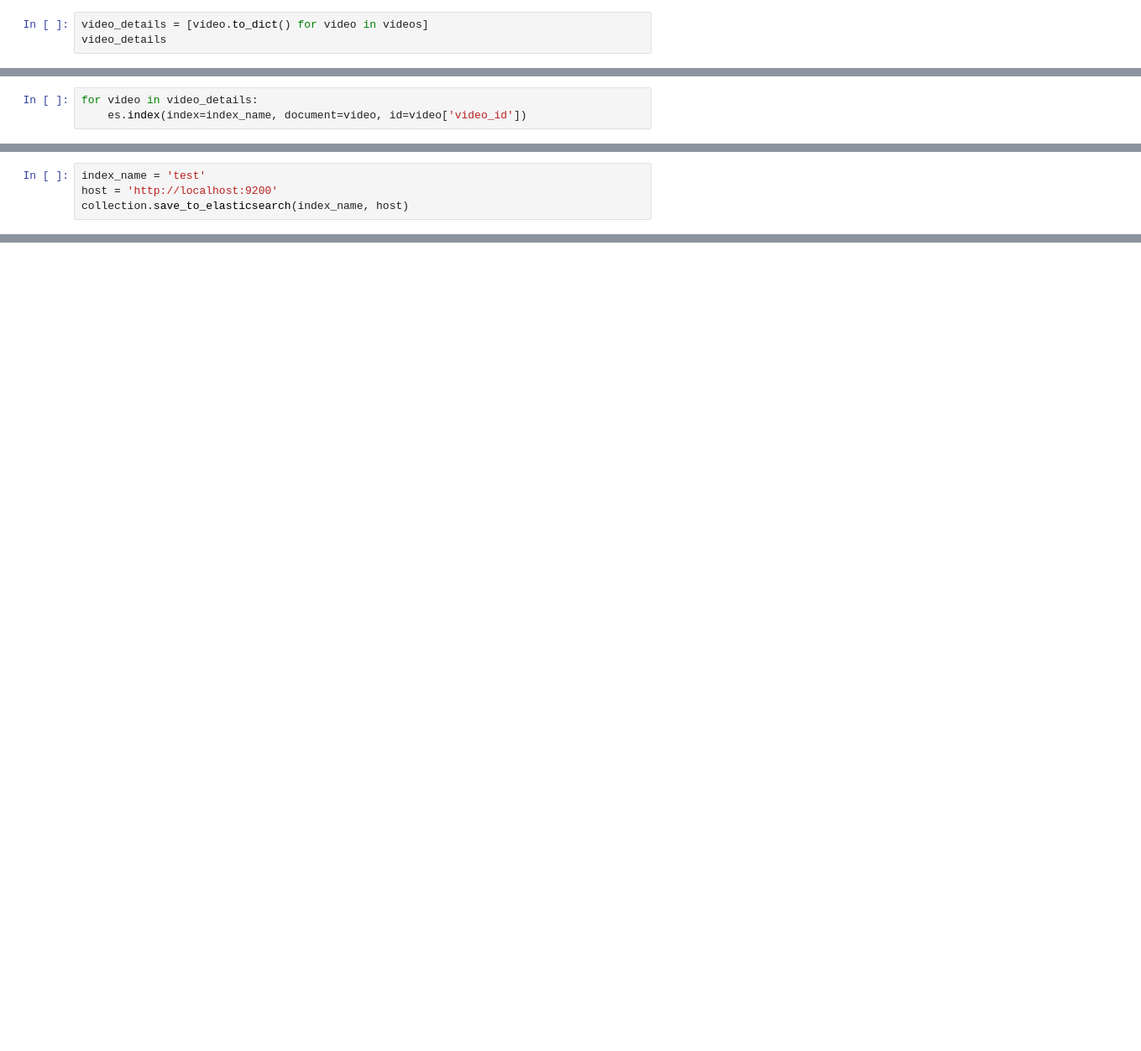
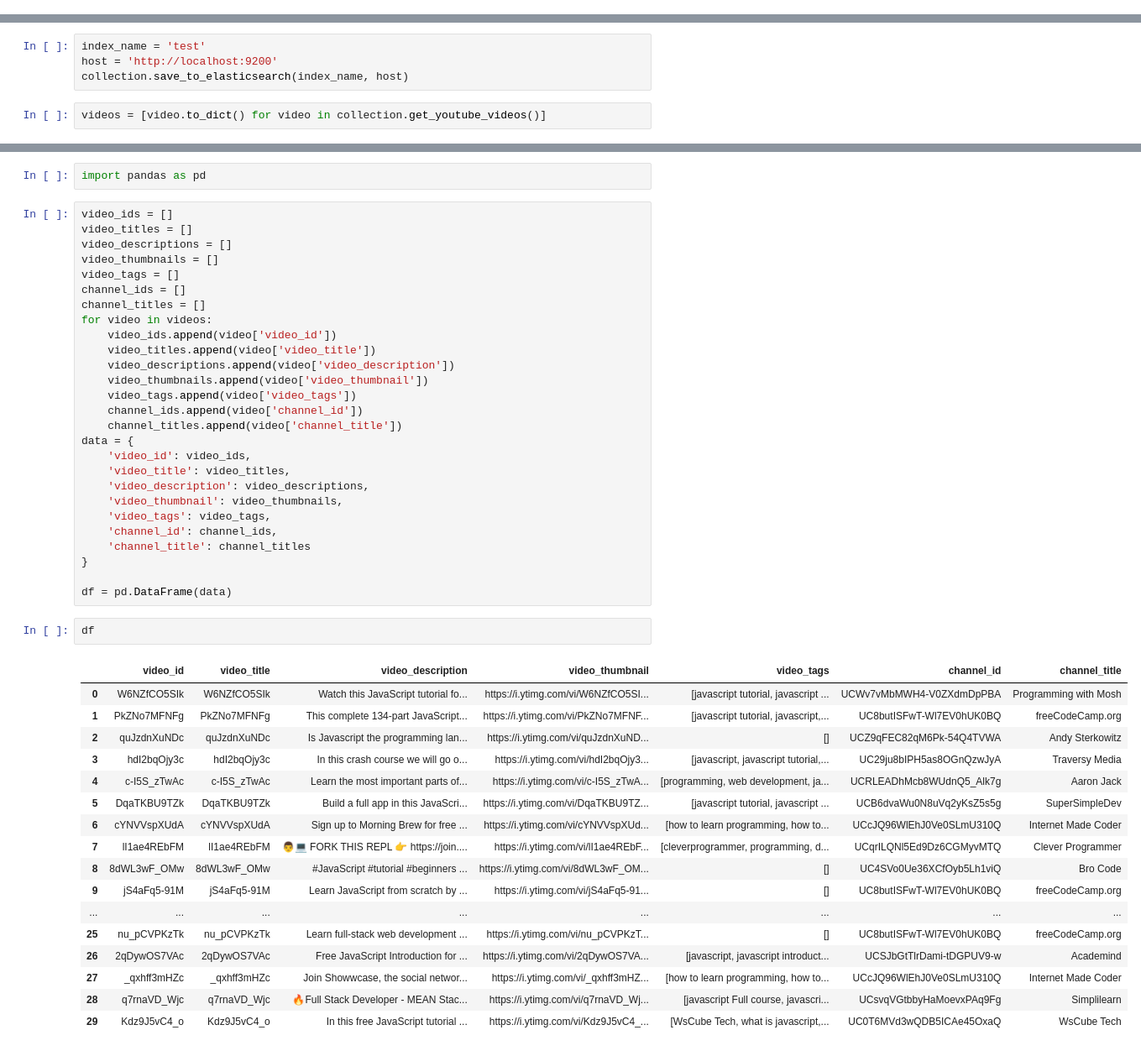
Before and after one commit to twyle/youtube-api, a Jupyter notebook: notebooks/YouTube API V4.ipynb, the cells around one changed output, grey strips where cells are left out. Shown at 84% size. Saved outputs shown, nothing was run; the diff lists cells and outputs as text; blank space fills up the shorter version.

Commit message:
creates a dataframe

```diff
--- a/notebooks/YouTube API V4.ipynb
+++ b/notebooks/YouTube API V4.ipynb
@@ -1394,3 +1284,0 @@ ObjectApiResponse({'acknowledged': True, 'shards_acknowledged': True, 'index': '
-# %%
-video_details = [video.to_dict() for video in videos]
-video_details
@@ -1415,6 +1285,3 @@ video_details
-# %%
-for video in video_details:
-    es.index(index=index_name, document=video, id=video['video_id'])
 # %%
 class YouTubeVideoCollection:
     def __init__(self):
@@ -1703,3 +1600,5 @@ collection.get_youtube_videos()
 index_name = 'test'
 host = 'http://localhost:9200'
 collection.save_to_elasticsearch(index_name, host)
+# %%
+videos = [video.to_dict() for video in collection.get_youtube_videos()]
@@ -1705,0 +1713,49 @@ collection.save_to_elasticsearch(index_name, host)
+# %%
+import pandas as pd
+# %%
+video_ids = []
+video_titles = []
+video_descriptions = []
+video_thumbnails = []
+video_tags = []
+channel_ids = []
+channel_titles = []
+for video in videos:
+    video_ids.append(video['video_id'])
+    video_titles.append(video['video_title'])
+    video_descriptions.append(video['video_description'])
+    video_thumbnails.append(video['video_thumbnail'])
+    video_tags.append(video['video_tags'])
+    channel_ids.append(video['channel_id'])
+    channel_titles.append(video['channel_title'])
+data = {
+    'video_id': video_ids,
+    'video_title': video_titles,
+    'video_description': video_descriptions,
+    'video_thumbnail': video_thumbnails,
+    'video_tags': video_tags,
+    'channel_id': channel_ids,
+    'channel_title': channel_titles
+}
+
+df = pd.DataFrame(data)
+# %%
+df
+# %% [output]
+|  | video_id | video_title | video_description | video_thumbnail | video_tags | channel_id | channel_title |
+| 0 | W6NZfCO5SIk | W6NZfCO5SIk | Watch this JavaScript tutorial fo... | https://i.ytimg.com/vi/W6NZfCO5SI... | [javascript tutorial, javascript ... | UCWv7vMbMWH4-V0ZXdmDpPBA | Programming with Mosh |
+| 1 | PkZNo7MFNFg | PkZNo7MFNFg | This complete 134-part JavaScript... | https://i.ytimg.com/vi/PkZNo7MFNF... | [javascript tutorial, javascript,... | UC8butISFwT-Wl7EV0hUK0BQ | freeCodeCamp.org |
+| 2 | quJzdnXuNDc | quJzdnXuNDc | Is Javascript the programming lan... | https://i.ytimg.com/vi/quJzdnXuND... | [] | UCZ9qFEC82qM6Pk-54Q4TVWA | Andy Sterkowitz |
+| 3 | hdI2bqOjy3c | hdI2bqOjy3c | In this crash course we will go o... | https://i.ytimg.com/vi/hdI2bqOjy3... | [javascript, javascript tutorial,... | UC29ju8bIPH5as8OGnQzwJyA | Traversy Media |
+| 4 | c-I5S_zTwAc | c-I5S_zTwAc | Learn the most important parts of... | https://i.ytimg.com/vi/c-I5S_zTwA... | [programming, web development, ja... | UCRLEADhMcb8WUdnQ5_Alk7g | Aaron Jack |
+| 5 | DqaTKBU9TZk | DqaTKBU9TZk | Build a full app in this JavaScri... | https://i.ytimg.com/vi/DqaTKBU9TZ... | [javascript tutorial, javascript ... | UCB6dvaWu0N8uVq2yKsZ5s5g | SuperSimpleDev |
+| 6 | cYNVVspXUdA | cYNVVspXUdA | Sign up to Morning Brew for free ... | https://i.ytimg.com/vi/cYNVVspXUd... | [how to learn programming, how to... | UCcJQ96WlEhJ0Ve0SLmU310Q | Internet Made Coder |
+| 7 | lI1ae4REbFM | lI1ae4REbFM | 👨💻 FORK THIS REPL 👉 https://join.... | https://i.ytimg.com/vi/lI1ae4REbF... | [cleverprogrammer, programming, d... | UCqrILQNl5Ed9Dz6CGMyvMTQ | Clever Programmer |
+| 8 | 8dWL3wF_OMw | 8dWL3wF_OMw | #JavaScript #tutorial #beginners ... | https://i.ytimg.com/vi/8dWL3wF_OM... | [] | UC4SVo0Ue36XCfOyb5Lh1viQ | Bro Code |
+| 9 | jS4aFq5-91M | jS4aFq5-91M | Learn JavaScript from scratch by ... | https://i.ytimg.com/vi/jS4aFq5-91... | [] | UC8butISFwT-Wl7EV0hUK0BQ | freeCodeCamp.org |
+| ... | ... | ... | ... | ... | ... | ... | ... |
+| 25 | nu_pCVPKzTk | nu_pCVPKzTk | Learn full-stack web development ... | https://i.ytimg.com/vi/nu_pCVPKzT... | [] | UC8butISFwT-Wl7EV0hUK0BQ | freeCodeCamp.org |
+| 26 | 2qDywOS7VAc | 2qDywOS7VAc | Free JavaScript Introduction for ... | https://i.ytimg.com/vi/2qDywOS7VA... | [javascript, javascript introduct... | UCSJbGtTlrDami-tDGPUV9-w | Academind |
+| 27 | _qxhff3mHZc | _qxhff3mHZc | Join Showwcase, the social networ... | https://i.ytimg.com/vi/_qxhff3mHZ... | [how to learn programming, how to... | UCcJQ96WlEhJ0Ve0SLmU310Q | Internet Made Coder |
+| 28 | q7rnaVD_Wjc | q7rnaVD_Wjc | 🔥Full Stack Developer - MEAN Stac... | https://i.ytimg.com/vi/q7rnaVD_Wj... | [javascript Full course, javascri... | UCsvqVGtbbyHaMoevxPAq9Fg | Simplilearn |
+| 29 | Kdz9J5vC4_o | Kdz9J5vC4_o | In this free JavaScript tutorial ... | https://i.ytimg.com/vi/Kdz9J5vC4_... | [WsCube Tech, what is javascript,... | UC0T6MVd3wQDB5ICAe45OxaQ | WsCube Tech |
```
Also changed, not shown: parts of 24 cells of this notebook, 1 other file.
